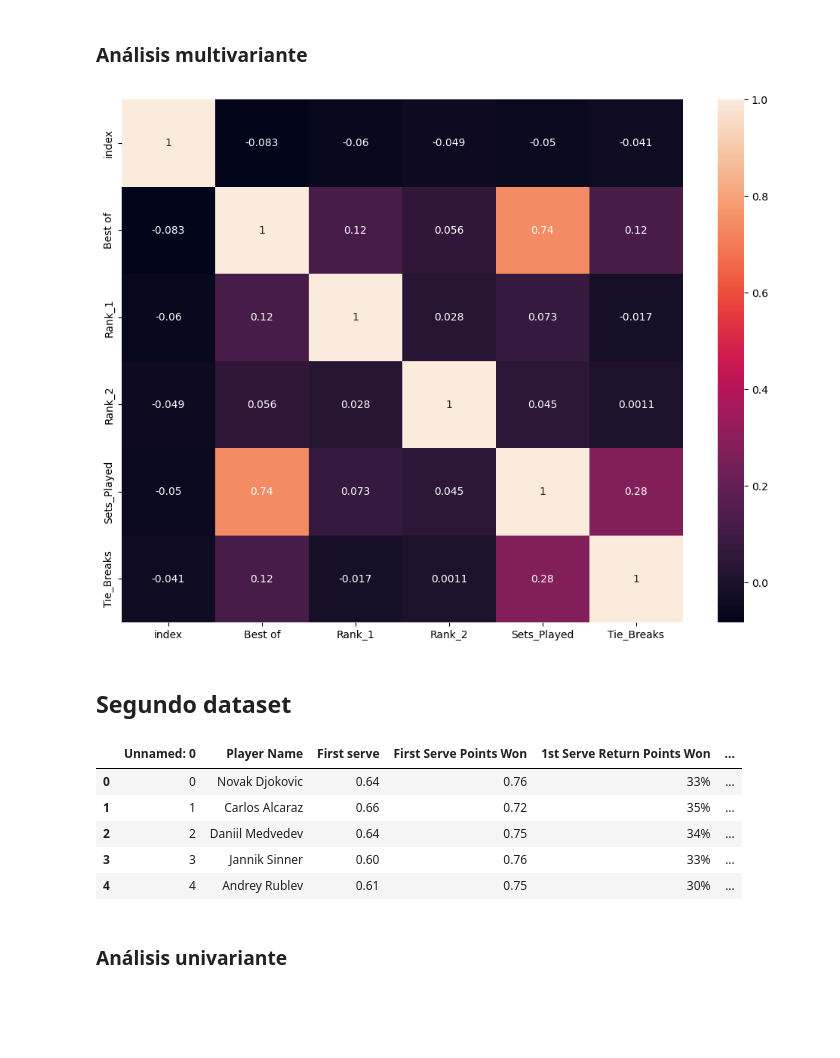
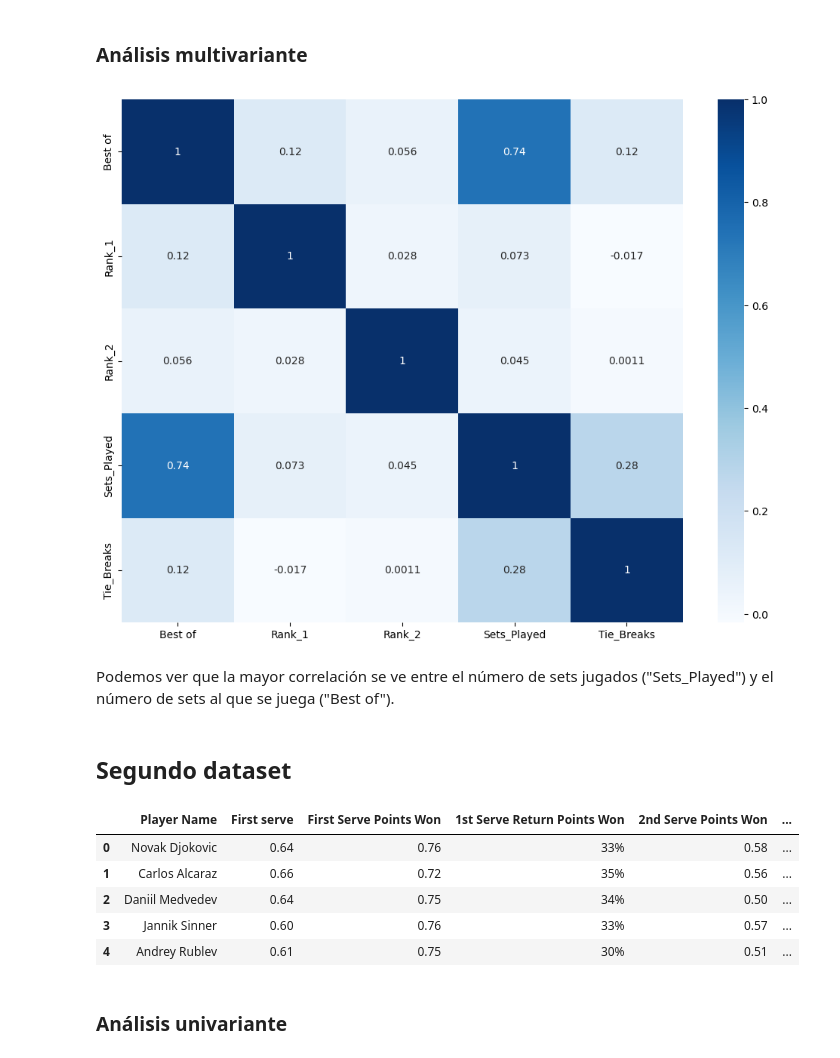
Before and after one commit to jmayordomom/EDA_TennisStadistics, a Jupyter notebook: src/notebooks/3_Análisis.ipynb, the cells around one changed output. Drawn from its saved outputs; the diff is of its cells as text; code cells hidden in the pictures; blank space fills up the shorter version.

```diff
--- a/src/notebooks/3_Análisis.ipynb
+++ b/src/notebooks/3_Análisis.ipynb
@@ -17,6 +17,6 @@ sys.path.append("../")
 # %% [markdown]
 ### Análisis univariante
 # %%
-df_torneos = pd.read_csv("../data/final/resultados_final.csv")
+df_torneos = pd.read_csv("../data/final/resultados_final.csv", index_col="index")
 df_torneos.head()
 # %% [output]
@@ -102,21 +118,24 @@ plt.pie(ganaFinal.values,
 ### Análisis multivariante
 # %%
 plt.figure(figsize=(12,9))
-sns.heatmap(df_torneos.corr(numeric_only=True), annot=True);
+sns.heatmap(df_torneos.corr(numeric_only=True), annot=True, cmap = "Blues");
 # %% [output]
-[figure, old version]
+[figure, new version]
+# %% [markdown]
+Podemos ver que la mayor correlación se ve entre el número de sets jugados ("Sets_Played") y el número de sets al que se juega ("Best of").
 # %% [markdown]
 ## Segundo dataset
 # %%
 dfStats = pd.read_csv("../data/final/estadisticas_final.csv")
+dfStats.drop("Unnamed: 0", axis=1, inplace=True)
 dfStats.head()
 # %% [output]
-|  | Unnamed: 0 | Player Name | First serve | First Serve Points Won | 1st Serve Return Points Won | ... |
-| 0 | 0 | Novak Djokovic | 0.64 | 0.76 | 33% | ... |
-| 1 | 1 | Carlos Alcaraz | 0.66 | 0.72 | 35% | ... |
-| 2 | 2 | Daniil Medvedev | 0.64 | 0.75 | 34% | ... |
-| 3 | 3 | Jannik Sinner | 0.60 | 0.76 | 33% | ... |
-| 4 | 4 | Andrey Rublev | 0.61 | 0.75 | 30% | ... |
+|  | Player Name | First serve | First Serve Points Won | 1st Serve Return Points Won | 2nd Serve Points Won | ... |
+| 0 | Novak Djokovic | 0.64 | 0.76 | 33% | 0.58 | ... |
+| 1 | Carlos Alcaraz | 0.66 | 0.72 | 35% | 0.56 | ... |
+| 2 | Daniil Medvedev | 0.64 | 0.75 | 34% | 0.50 | ... |
+| 3 | Jannik Sinner | 0.60 | 0.76 | 33% | 0.57 | ... |
+| 4 | Andrey Rublev | 0.61 | 0.75 | 30% | 0.51 | ... |
 # %% [markdown]
 ### Análisis univariante
 # %%
```
Also changed, not shown: parts of 22 cells of this notebook, 5 other files.
